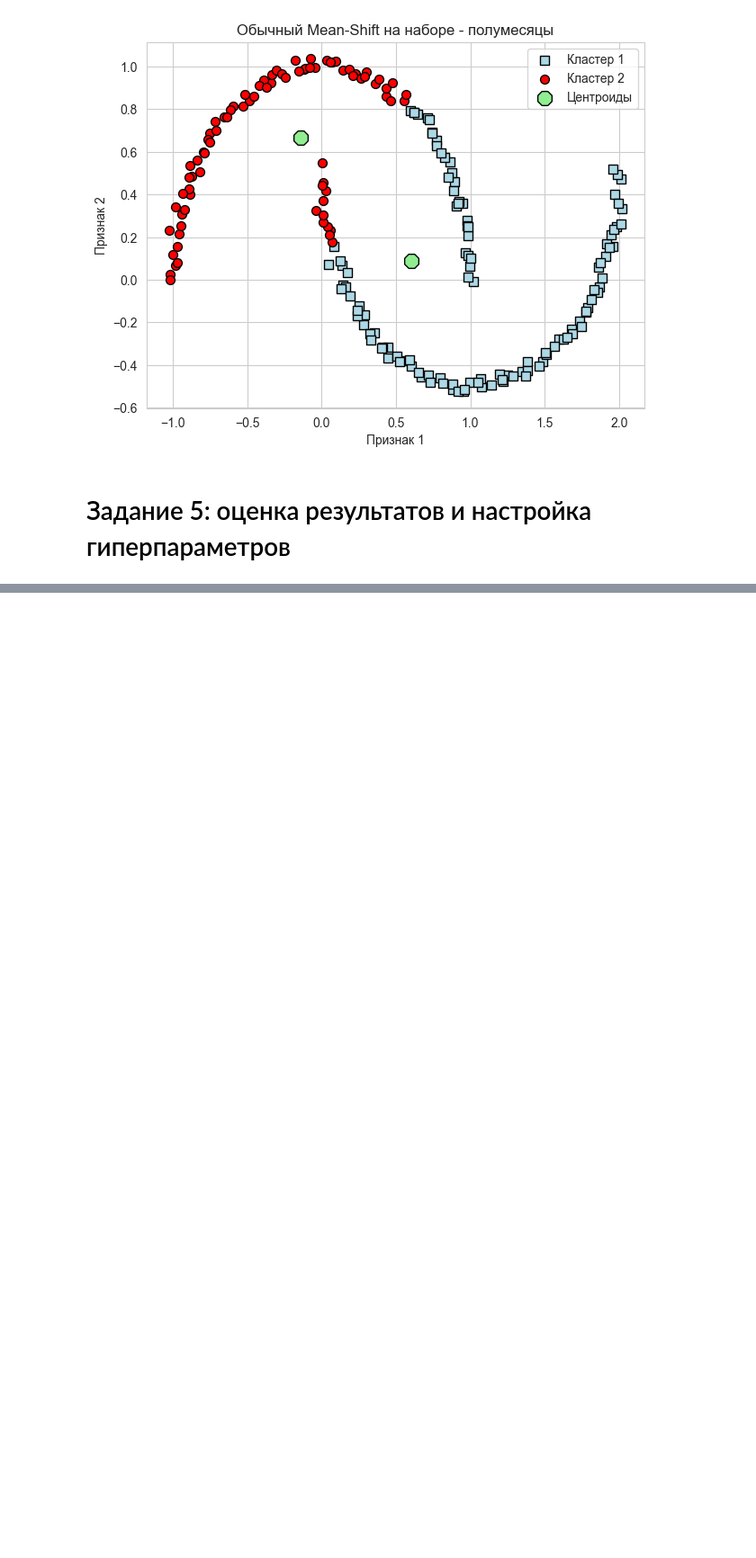
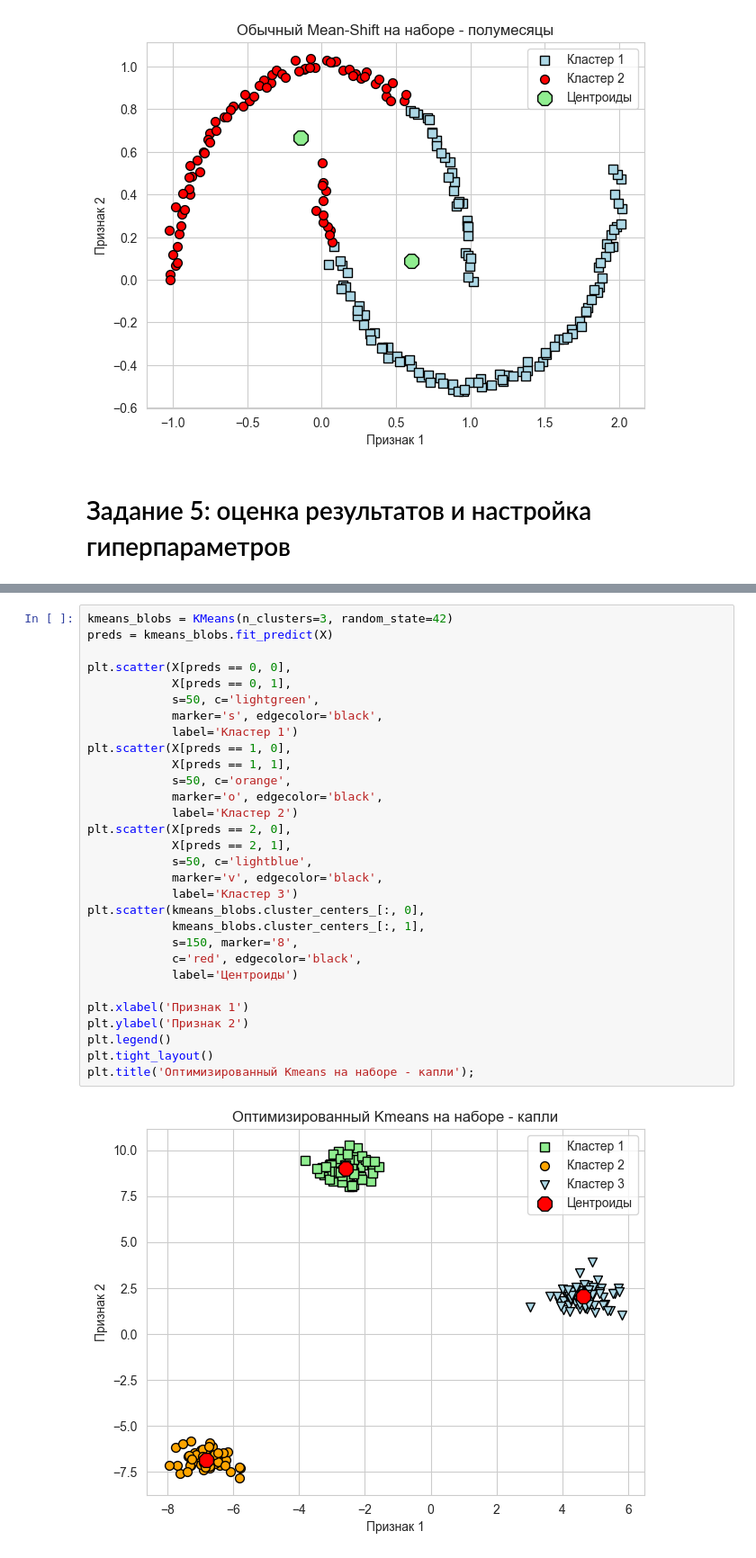
Before and after one commit to Safuanov888/Unsupervised_learning_VUZ, a Jupyter notebook: Models.ipynb, the cells around one changed output, grey strips where cells are left out. Shown at 90% size. Cells and saved outputs as stored; diff of their text form; blank space fills up the shorter version.

```diff
--- a/Models.ipynb
+++ b/Models.ipynb
@@ -238,0 +275,32 @@ plt.title('Обычный Mean-Shift на наборе - полумесяцы');
+# %%
+kmeans_blobs = KMeans(n_clusters=3, random_state=42)
+preds = kmeans_blobs.fit_predict(X)
+
+plt.scatter(X[preds == 0, 0],
+            X[preds == 0, 1],
+            s=50, c='lightgreen',
+            marker='s', edgecolor='black',
+            label='Кластер 1')
+plt.scatter(X[preds == 1, 0],
+            X[preds == 1, 1],
+            s=50, c='orange',
+            marker='o', edgecolor='black',
+            label='Кластер 2')
+plt.scatter(X[preds == 2, 0],
+            X[preds == 2, 1],
+            s=50, c='lightblue',
+            marker='v', edgecolor='black',
+            label='Кластер 3')
+plt.scatter(kmeans_blobs.cluster_centers_[:, 0],
+            kmeans_blobs.cluster_centers_[:, 1],
+            s=150, marker='8',
+            c='red', edgecolor='black',
+            label='Центроиды')
+
+plt.xlabel('Признак 1')
+plt.ylabel('Признак 2')
+plt.legend()
+plt.tight_layout()
+plt.title('Оптимизированный Kmeans на наборе - капли');
+# %% [output]
+[figure, added]
```
Also changed, not shown: parts of 9 cells of this notebook.
